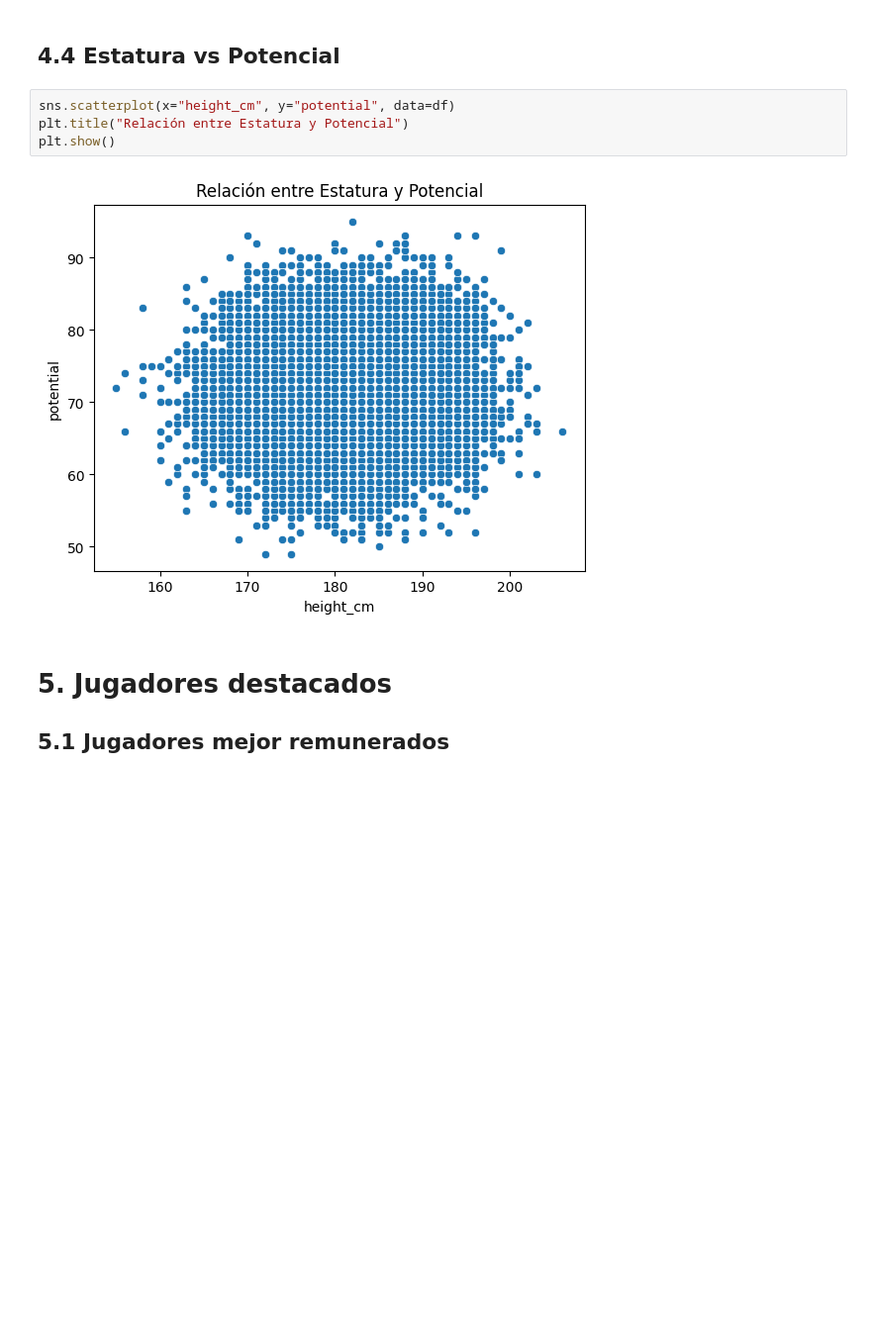
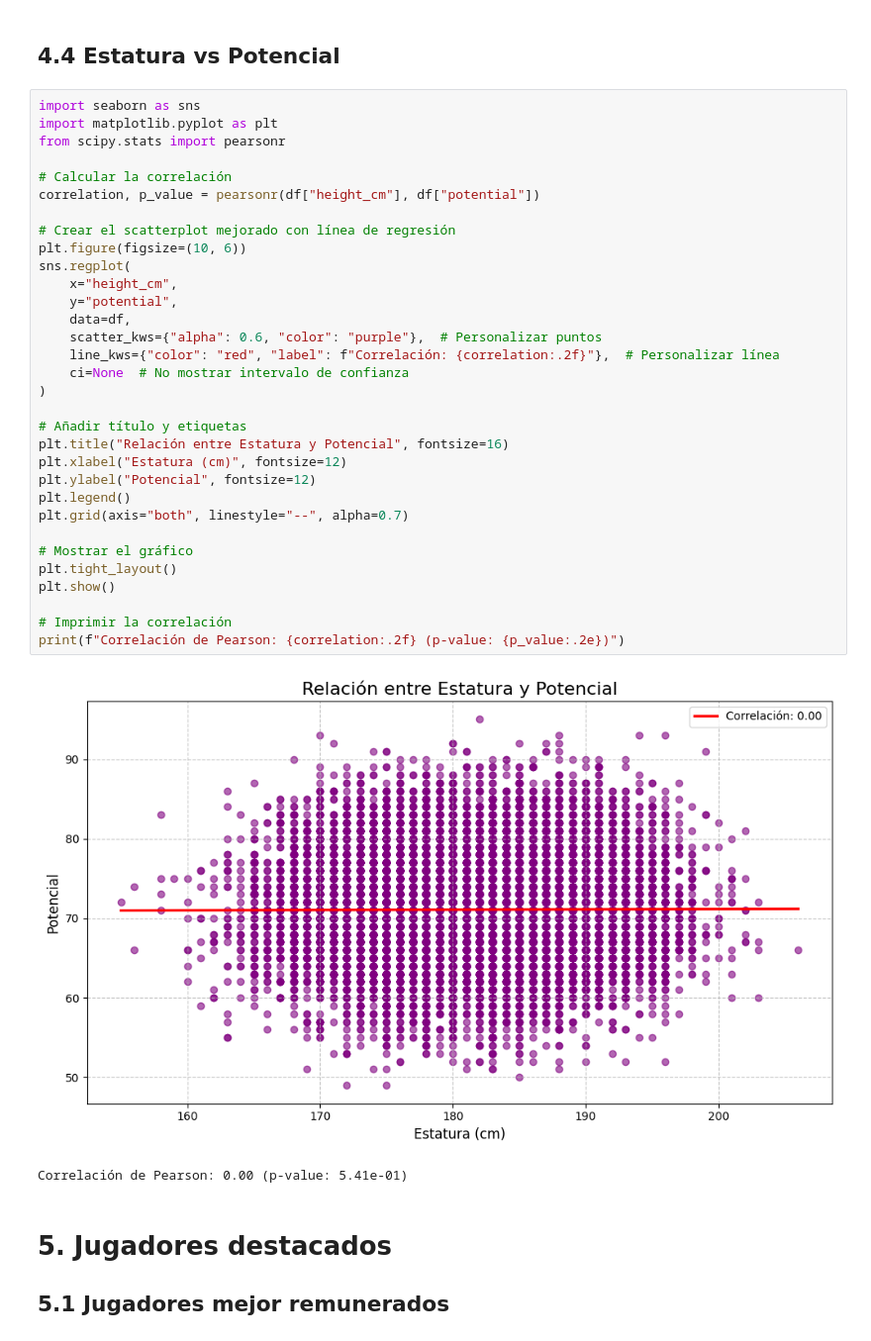
Before and after one commit to julihocc/202511-tec-3d, a Jupyter notebook: fifa22-eda.ipynb, the cells around one changed output. Shown at 99% size. Cells and saved outputs as stored; diff of their text form; blank space fills up the shorter version.

Commit message:
Add correlation between hight and potential

```diff
--- a/fifa22-eda.ipynb
+++ b/fifa22-eda.ipynb
@@ -439,11 +439,40 @@ Passing `palette` without assigning `hue` is deprecated and will be removed in v
 # %% [markdown]
 ## 4.4 Estatura vs Potencial
 # %%
-sns.scatterplot(x="height_cm", y="potential", data=df)
-plt.title("Relación entre Estatura y Potencial")
+import seaborn as sns
+import matplotlib.pyplot as plt
+from scipy.stats import pearsonr
+
+# Calcular la correlación
+correlation, p_value = pearsonr(df["height_cm"], df["potential"])
+
+# Crear el scatterplot mejorado con línea de regresión
+plt.figure(figsize=(10, 6))
+sns.regplot(
+    x="height_cm",
+    y="potential",
+    data=df,
+    scatter_kws={"alpha": 0.6, "color": "purple"},  # Personalizar puntos
+    line_kws={"color": "red", "label": f"Correlación: {correlation:.2f}"},  # Personalizar línea
+    ci=None  # No mostrar intervalo de confianza
+)
+
+# Añadir título y etiquetas
+plt.title("Relación entre Estatura y Potencial", fontsize=16)
+plt.xlabel("Estatura (cm)", fontsize=12)
+plt.ylabel("Potencial", fontsize=12)
+plt.legend()
+plt.grid(axis="both", linestyle="--", alpha=0.7)
+
+# Mostrar el gráfico
+plt.tight_layout()
 plt.show()
+
+# Imprimir la correlación
+print(f"Correlación de Pearson: {correlation:.2f} (p-value: {p_value:.2e})")
 # %% [output]
-[figure, old version]
+[figure, new version]
+Correlación de Pearson: 0.00 (p-value: 5.41e-01)
 # %% [markdown]
 # 5. Jugadores destacados
 
```
